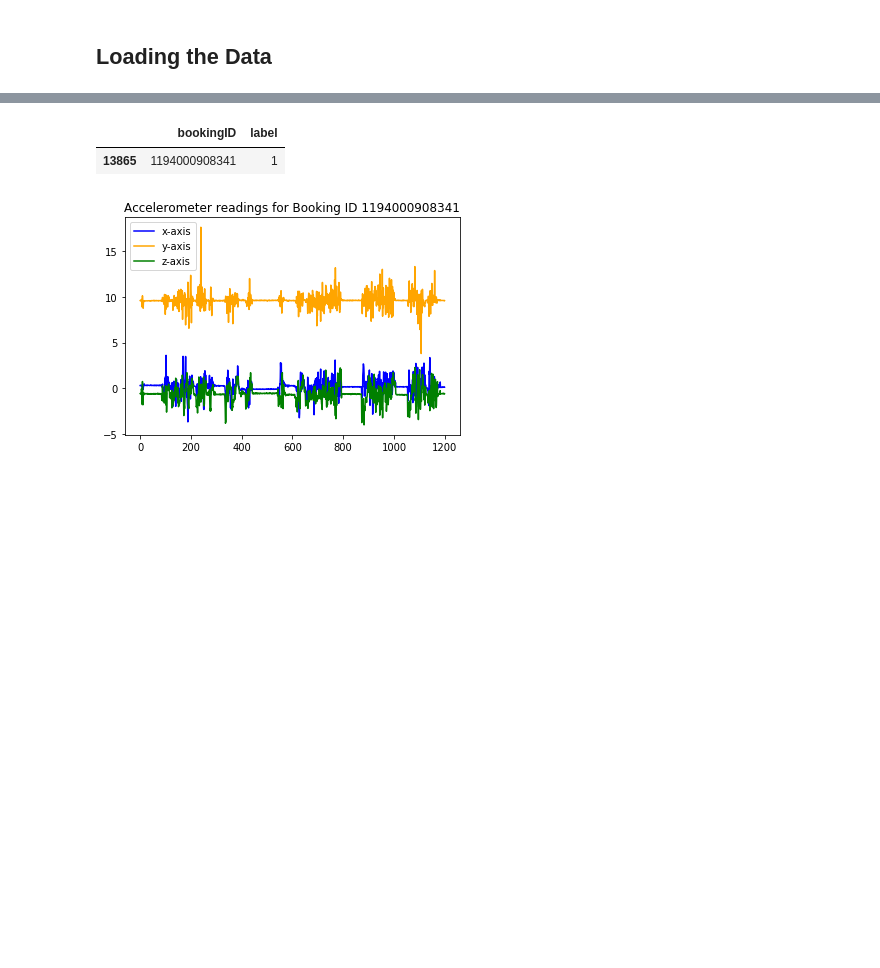
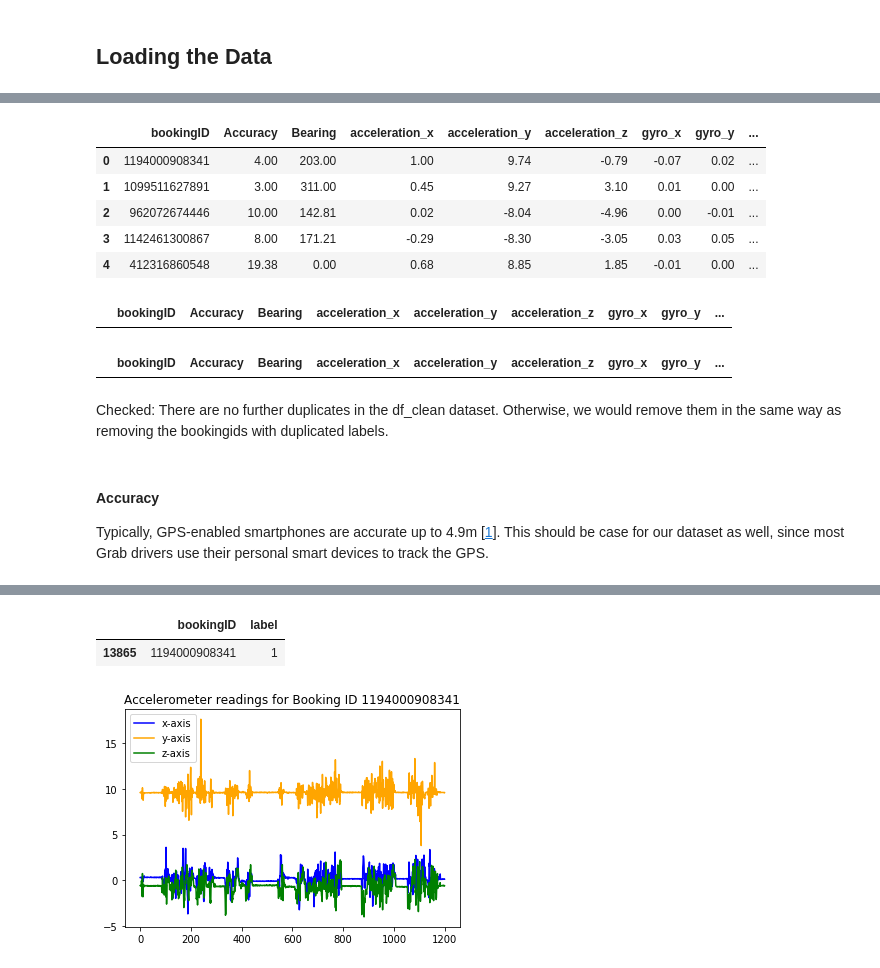
Before and after one commit to gerpang/AMLProject_GrabSafety, a Jupyter notebook: SafetyAnalysis.ipynb, the cells around one changed output, grey strips where cells are left out. Cells and saved outputs as stored; diff of their text form; code cells hidden in the pictures; blank space fills up the shorter version.

```diff
--- a/SafetyAnalysis.ipynb
+++ b/SafetyAnalysis.ipynb
@@ -24,0 +108,25 @@ datalabels = pd.read_csv("./safety/labels/part-00000-e9445087-aa0a-433b-a7f6-7f4
+# %%
+df_clean.head()
+# %% [output]
+|  | bookingID | Accuracy | Bearing | acceleration_x | acceleration_y | acceleration_z | gyro_x | gyro_y | ... |
+| 0 | 1194000908341 | 4.00 | 203.00 | 1.00 | 9.74 | -0.79 | -0.07 | 0.02 | ... |
+| 1 | 1099511627891 | 3.00 | 311.00 | 0.45 | 9.27 | 3.10 | 0.01 | 0.00 | ... |
+| 2 | 962072674446 | 10.00 | 142.81 | 0.02 | -8.04 | -4.96 | 0.00 | -0.01 | ... |
+| 3 | 1142461300867 | 8.00 | 171.21 | -0.29 | -8.30 | -3.05 | 0.03 | 0.05 | ... |
+| 4 | 412316860548 | 19.38 | 0.00 | 0.68 | 8.85 | 1.85 | -0.01 | 0.00 | ... |
+# %%
+# df_clean.loc[df_clean.second == 0].groupby('bookingID').bookingID.nunique() > 1
+duplicated_features = df_clean[df_clean.duplicated()]
+duplicated_features
+# %% [output]
+|  | bookingID | Accuracy | Bearing | acceleration_x | acceleration_y | acceleration_z | gyro_x | gyro_y | ... |
+# %%
+duplicated_seconds = df_clean[df_clean.duplicated(['bookingID','second'])]
+duplicated_seconds
+# %% [output]
+|  | bookingID | Accuracy | Bearing | acceleration_x | acceleration_y | acceleration_z | gyro_x | gyro_y | ... |
+# %% [markdown]
+Checked: There are no further duplicates in the df_clean dataset. Otherwise, we would remove them in the same way as removing the bookingids with duplicated labels.
+# %% [markdown]
+#### Accuracy
+Typically, GPS-enabled smartphones are accurate up to 4.9m [[1](https://www.gps.gov/systems/gps/performance/accuracy/)]. This should be case for our dataset as well, since most Grab drivers use their personal smart devices to track the GPS.
```
Also changed, not shown: parts of 37 cells of this notebook, 1 other file.
